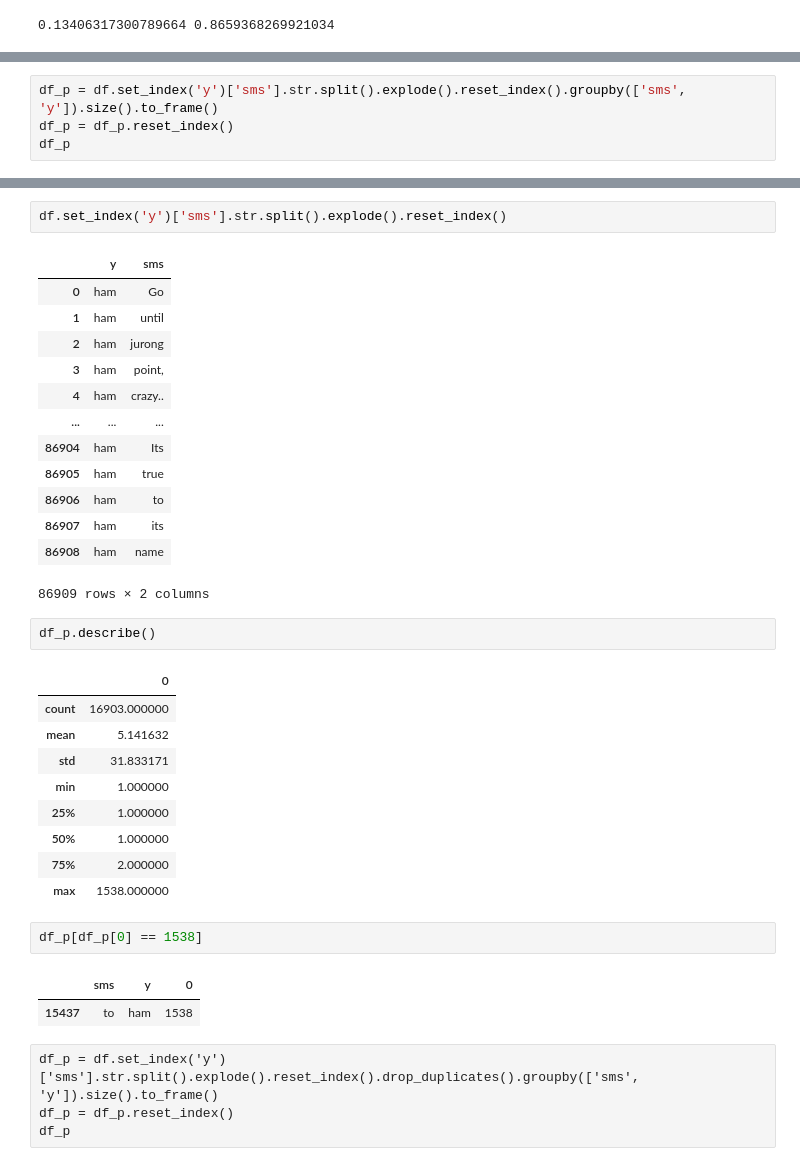
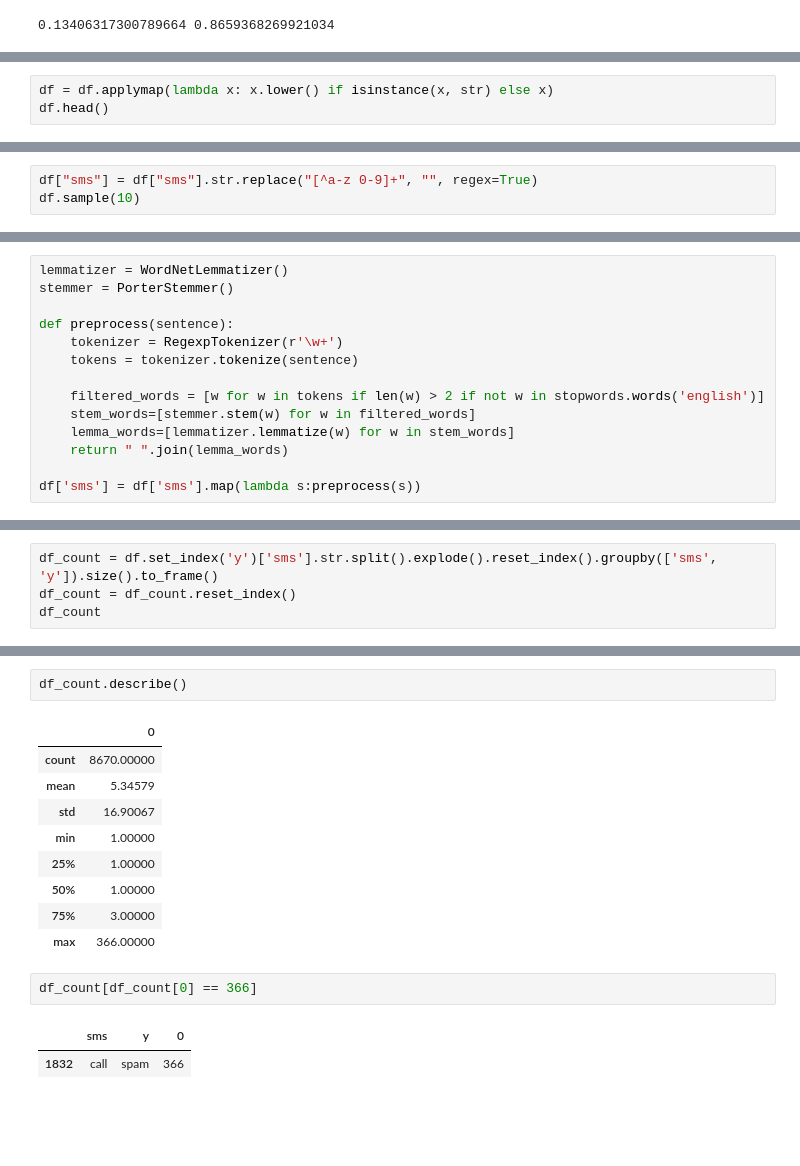
Before and after one commit to kavehbc/machine-learning-2, a Jupyter notebook: notebooks/23-naive-bayes-spam.ipynb, the cells around one changed output, grey strips where cells are left out. Saved outputs shown, nothing was run; the diff lists cells and outputs as text; blank space fills up the shorter version.

```diff
--- a/notebooks/23-naive-bayes-spam.ipynb
+++ b/notebooks/23-naive-bayes-spam.ipynb
@@ -57,0 +56,3 @@ Name: sms, Length: 15691, dtype: object
+# %%
+df = df.applymap(lambda x: x.lower() if isinstance(x, str) else x)
+df.head()
@@ -57,0 +68,3 @@ Name: sms, Length: 15691, dtype: object
+# %%
+df["sms"] = df["sms"].str.replace("[^a-z 0-9]+", "", regex=True)
+df.sample(10)
@@ -57,0 +94,14 @@ Name: sms, Length: 15691, dtype: object
+# %%
+lemmatizer = WordNetLemmatizer()
+stemmer = PorterStemmer()
+
+def preprocess(sentence):
+    tokenizer = RegexpTokenizer(r'\w+')
+    tokens = tokenizer.tokenize(sentence)
+
+    filtered_words = [w for w in tokens if len(w) > 2 if not w in stopwords.words('english')]
+    stem_words=[stemmer.stem(w) for w in filtered_words]
+    lemma_words=[lemmatizer.lemmatize(w) for w in stem_words]
+    return " ".join(lemma_words)
+
+df['sms'] = df['sms'].map(lambda s:preprocess(s))
@@ -58,6 +136,6 @@ Name: sms, Length: 15691, dtype: object
 # %%
-df_p = df.set_index('y')['sms'].str.split().explode().reset_index().groupby(['sms', 'y']).size().to_frame()
-df_p = df_p.reset_index()
-df_p
+df_count = df.set_index('y')['sms'].str.split().explode().reset_index().groupby(['sms', 'y']).size().to_frame()
+df_count = df_count.reset_index()
+df_count
 # %% [output]
 |  | sms | y | 0 |
@@ -76,37 +154,17 @@ df_p
-# %%
-df.set_index('y')['sms'].str.split().explode().reset_index()
-# %% [output]
-|  | y | sms |
-| 0 | ham | Go |
-| 1 | ham | until |
-| 2 | ham | jurong |
-| 3 | ham | point, |
-| 4 | ham | crazy.. |
-| ... | ... | ... |
-| 86904 | ham | Its |
-| 86905 | ham | true |
-| 86906 | ham | to |
-| 86907 | ham | its |
-| 86908 | ham | name |
-86909 rows × 2 columns
 # %%
-df_p.describe()
+df_count.describe()
 # %% [output]
 |  | 0 |
-| count | 16903.000000 |
-| mean | 5.141632 |
-| std | 31.833171 |
-| min | 1.000000 |
-| 25% | 1.000000 |
-| 50% | 1.000000 |
-| 75% | 2.000000 |
-| max | 1538.000000 |
+| count | 8670.00000 |
+| mean | 5.34579 |
+| std | 16.90067 |
+| min | 1.00000 |
+| 25% | 1.00000 |
+| 50% | 1.00000 |
+| 75% | 3.00000 |
+| max | 366.00000 |
 # %%
-df_p[df_p[0] == 1538]
+df_count[df_count[0] == 366]
 # %% [output]
 |  | sms | y | 0 |
-| 15437 | to | ham | 1538 |
+| 1832 | call | spam | 366 |
-# %% [raw]
-df_p = df.set_index('y')['sms'].str.split().explode().reset_index().drop_duplicates().groupby(['sms', 'y']).size().to_frame()
-df_p = df_p.reset_index()
-df_p
```
Also changed, not shown: parts of 31 cells of this notebook, 1 other file.
